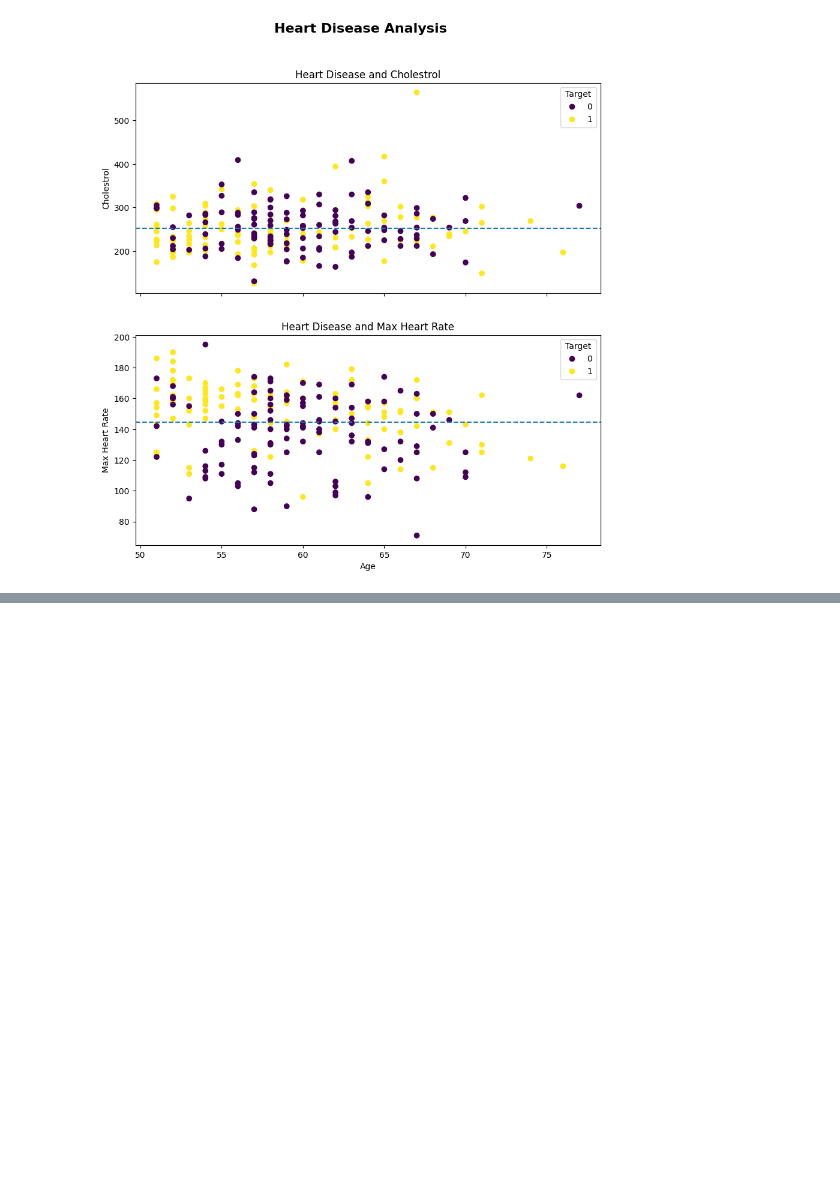
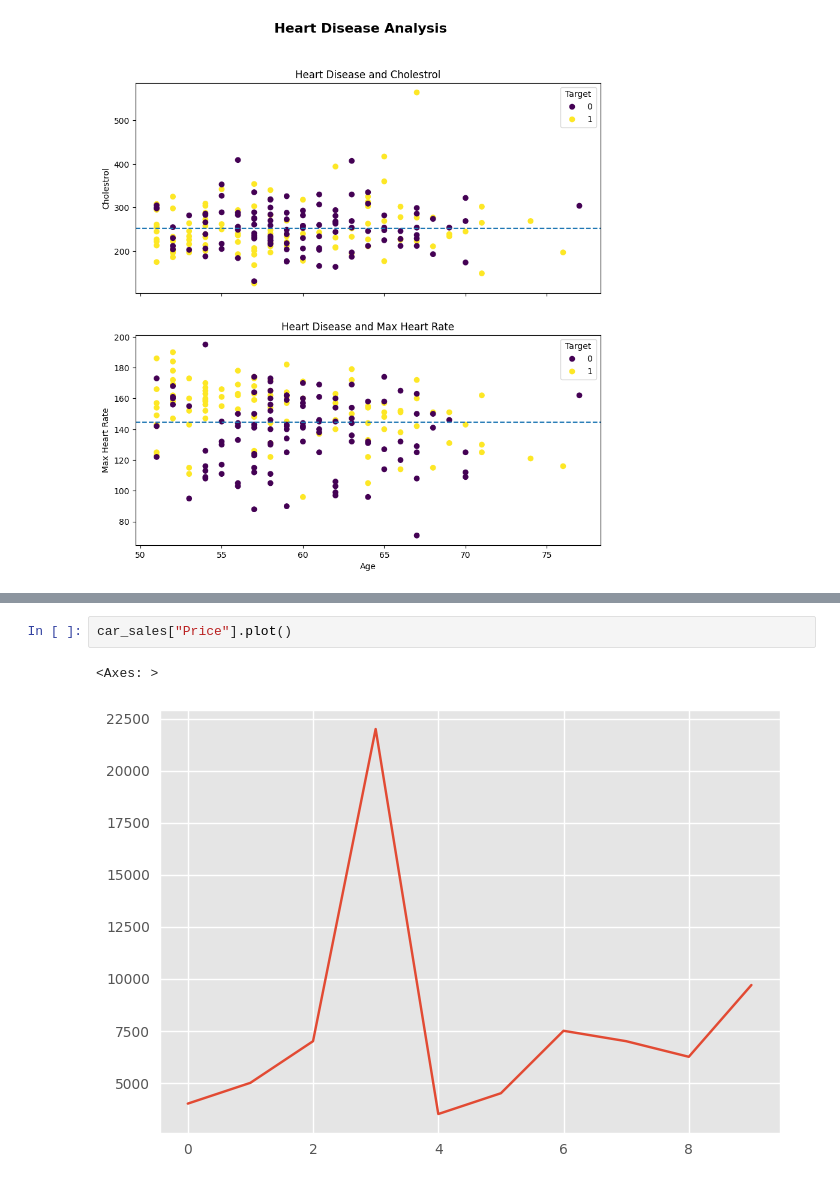
Before and after one commit to gnigam87/ML, a Jupyter notebook: NumpyPandasMatplotlib/Matplotlib_Intro.ipynb, the cells around one changed output, grey strips where cells are left out. Cells and saved outputs as stored; diff of their text form; blank space fills up the shorter version.

```diff
--- a/NumpyPandasMatplotlib/Matplotlib_Intro.ipynb
+++ b/NumpyPandasMatplotlib/Matplotlib_Intro.ipynb
@@ -546,0 +592,5 @@ fig.suptitle("Heart Disease Analysis", fontsize=16, fontweight="bold");
+# %%
+car_sales["Price"].plot()
+# %% [output]
+<Axes: >
+[figure, added]
```
Also changed, not shown: parts of 17 cells of this notebook.
